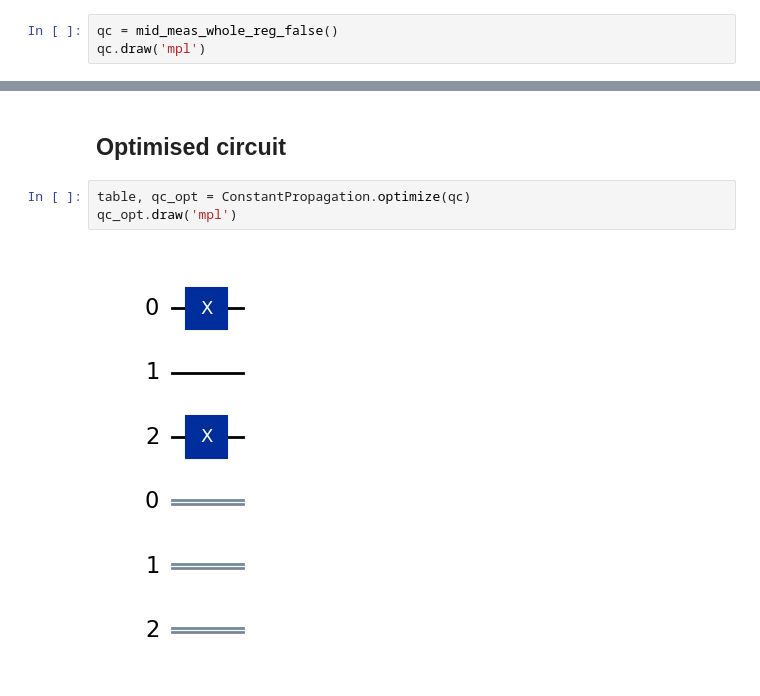
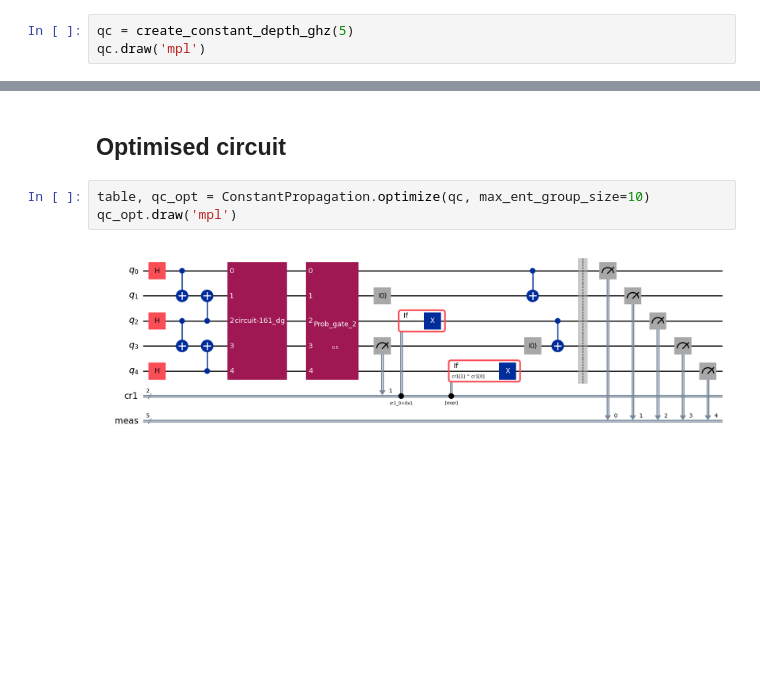
Before and after one commit to i2-tum/pcm-ccop-dc-pass, a Jupyter notebook: src/test.ipynb, the cells around one changed output, grey strips where cells are left out. Cells and saved outputs as stored; diff of their text form; blank space fills up the shorter version.

```diff
--- a/src/test.ipynb
+++ b/src/test.ipynb
@@ -79,6 +141,6 @@ def mid_meas_whole_reg_false():
 # %% [markdown]
 ## Initial circuit
 # %%
-qc = mid_meas_whole_reg_false()
+qc = create_constant_depth_ghz(5)
 qc.draw('mpl')
 # %% [output]
@@ -86,7 +148,7 @@ qc.draw('mpl')
 # %% [markdown]
 ## Optimised circuit
 # %%
-table, qc_opt = ConstantPropagation.optimize(qc)
+table, qc_opt = ConstantPropagation.optimize(qc, max_ent_group_size=10)
 qc_opt.draw('mpl')
 # %% [output]
-[figure, old version]
+[figure, new version]
```
Also changed, not shown: parts of 12 cells of this notebook, 2 other files.
